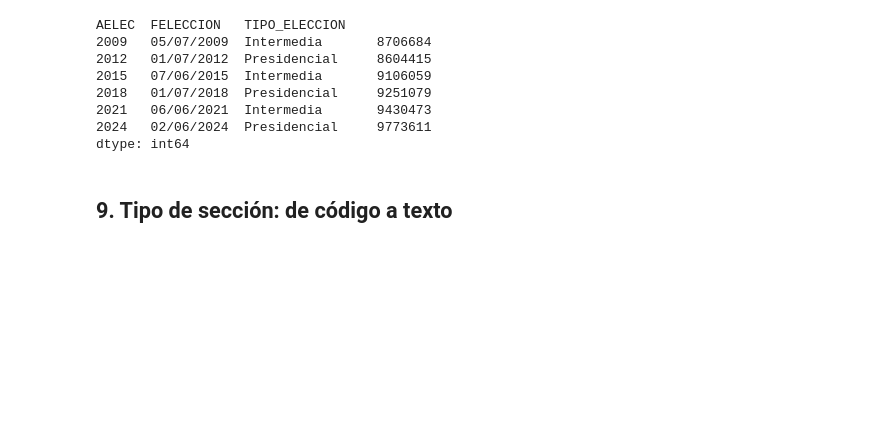
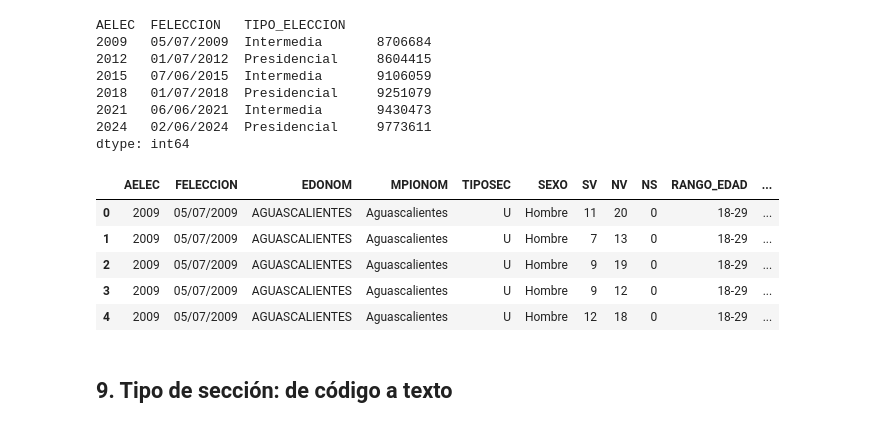
Before and after one commit to CamilaVCampos/hackathon-ine-prediccion-abstencion, a Jupyter notebook: notebooks/limpieza/limpieza.ipynb, the cells around one changed output. Cells and saved outputs as stored; diff of their text form; code cells hidden in the pictures; blank space fills up the shorter version.

```diff
--- a/notebooks/limpieza/limpieza.ipynb
+++ b/notebooks/limpieza/limpieza.ipynb
@@ -162,6 +160,15 @@ AELEC  FELECCION   TIPO_ELECCION
 2021   06/06/2021  Intermedia       9430473
 2024   02/06/2024  Presidencial     9773611
 dtype: int64
+# %%
+data.head()
+# %% [output]
+|  | AELEC | FELECCION | EDONOM | MPIONOM | TIPOSEC | SEXO | SV | NV | NS | RANGO_EDAD | ... |
+| 0 | 2009 | 05/07/2009 | AGUASCALIENTES | Aguascalientes | U | Hombre | 11 | 20 | 0 | 18-29 | ... |
+| 1 | 2009 | 05/07/2009 | AGUASCALIENTES | Aguascalientes | U | Hombre | 7 | 13 | 0 | 18-29 | ... |
+| 2 | 2009 | 05/07/2009 | AGUASCALIENTES | Aguascalientes | U | Hombre | 9 | 19 | 0 | 18-29 | ... |
+| 3 | 2009 | 05/07/2009 | AGUASCALIENTES | Aguascalientes | U | Hombre | 9 | 12 | 0 | 18-29 | ... |
+| 4 | 2009 | 05/07/2009 | AGUASCALIENTES | Aguascalientes | U | Hombre | 12 | 18 | 0 | 18-29 | ... |
 # %% [markdown]
 ## 9. Tipo de sección: de código a texto
 # %%
```
Also changed, not shown: parts of 9 cells of this notebook, 12 other files.
